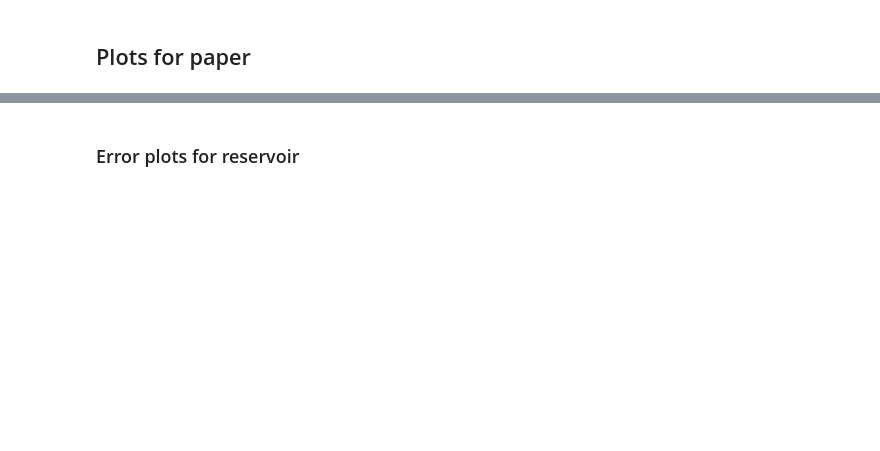
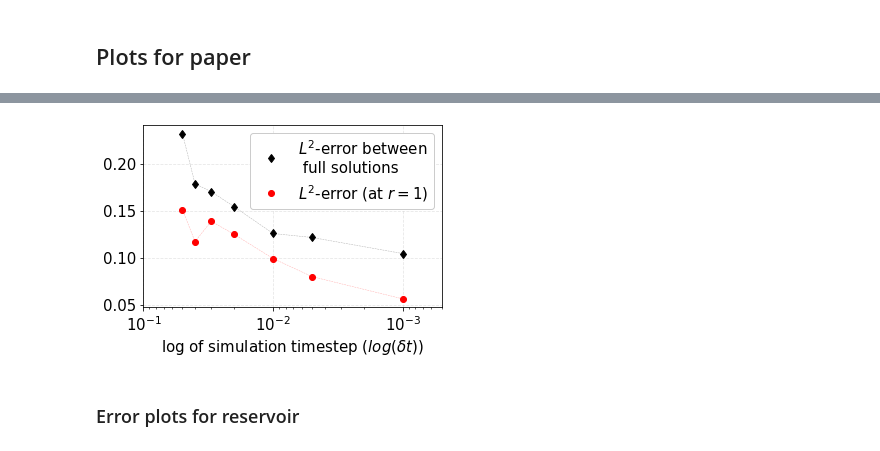
Before and after one commit to maojrs/deepRD, a Jupyter notebook: notebooks/openSystems/plotSmoluchowski.ipynb, the cells around one changed output, grey strips where cells are left out. Saved outputs shown, nothing was run; the diff lists cells and outputs as text; code cells hidden in the pictures; blank space fills up the shorter version.

```diff
--- a/notebooks/openSystems/plotSmoluchowski.ipynb
+++ b/notebooks/openSystems/plotSmoluchowski.ipynb
@@ -105,7 +107,7 @@ plt.tight_layout()
 ## Plots for paper
 # %%
 # Calculate average concentration
-nSimsList = [100,500,1000]
+nSimsList = [50,500,5000]
 concentrationHistograms=[None]*len(nSimsList)
 stdDevs = [None]*len(nSimsList)
 for k, nsims in enumerate(nSimsList):
@@ -183,6 +197,6 @@ numSimulations = 440
 # %%
 # Choose histogram Calculate values of middle points of histogram
-nbins = 40
+nbins = 30
 hist, bins = np.histogram(distancesArraysList[0][0], bins=nbins, range=(sigma,R))
 rvals = np.zeros(len(bins)-1)
 rvolumes = np.zeros(len(bins)-1)
@@ -190,4 +204,9 @@ binsize = bins[1]-bins[0]
 for i in range(len(bins)-1):
     rvals[i] = (bins[i+1] + bins[i])/2.0
     rvolumes[i] = 4*np.pi*(bins[i+1]**3 - bins[i]**3)/3.0 # Approx alternative: 4*np.pi* rvals[i]**2*(bins[i+1]-bins[i])
+
+#Analytical solution
+kS = 4*np.pi*sigma*D
+analyticCKRinf = cR*(1 - kappa*sigma/(kS + kappa)*(1/rvals))
+analyticCK = cR*(1 - kappa*sigma/(kS + kappa*(1-sigma/R))*(1.0/rvals - 1.0/R))
 # %%
@@ -232,3 +238,53 @@ ax.grid(linestyle = '--',alpha=0.3)
+# %%
+# Extract and plot last values at partially absorbing boundary
+#analyticVal = analyticCK[0]
+#analyticVal = (analyticCK[0]+analyticCK[1]+analyticCK[2])
+errorList = [None]*len(simIDs)
+errorListBC = [None]*len(simIDs)
+numpointsBC = 2
+#errorList2 = [None]*len(simIDs)
+#stdDevListMinus = [None]*len(simIDs)
+#stdDevListPlus = [None]*len(simIDs)
+for k, ID in enumerate(simIDs):
+#    #numericalVal = concentrationHistograms[k][0]
+#    #numericalVal = (concentrationHistograms[k][0] + concentrationHistograms[k][1]+ concentrationHistograms[k][2])/3.0
+#    #errorList[k] = np.abs(numericalVal - analyticVal)
+     #errorList[k]=wasserstein_distance(analyticCK,concentrationHistograms[k])
+     errorList[k]=np.linalg.norm(analyticCK-concentrationHistograms[k])
+     errorListBC[k] = np.linalg.norm(concentrationHistograms[k][0:numpointsBC] - analyticCK[0:numpointsBC])
+
+
+
+fig, ax = plt.subplots(1,1, figsize=(5,3.5))
+#ax.plot(dtList[0:numdts],dtList[0:numdts], 'k--')
+#ax.plot(dtList[0:numdts], meanErrors[0:numdts], 'k--', alpha = 0.3, lw=0.5)
+#ax.errorbar(dtList[0:numdts], meanErrors[0:numdts], yerr=errorsStdDevs[0:numdts], fmt ='kd', label="First order")
+#ax.plot(dtList[numdts:], meanErrors[numdts:], 'k--', alpha = 0.3, lw=0.5)
+#ax.errorbar(dtList[numdts:], meanErrors[numdts:], yerr=errorsStdDevs[numdts:], fmt ='rx', label="Second order")
+
+ax.plot(dtList[0:numdts], errorList[0:numdts], 'k--', alpha = 0.3, lw=0.5)
+ax.plot(dtList[0:numdts], errorList[0:numdts], 'kd', label=r'$L^2$-error between'+ '\n full solutions') #label="First order")
+
+ax.plot(dtList[0:numdts], errorListBC[0:numdts], 'r--', alpha = 0.3, lw=0.5)
+ax.plot(dtList[0:numdts], errorListBC[0:numdts], 'ro', label=r'$L^2$-error (at $r=1$)') #label="First order")
+
+#ax.plot(dtList[0:numdts], errorList2[0:numdts], 'r--', alpha = 0.3, lw=0.5)
+#ax.plot(dtList[0:numdts], errorList2[0:numdts], 'rx', label=r'Wasserstein distance') #label="First order")
+#ax.plot(dtList[numdts:], errorList[numdts:], 'kx',label="Second order")
+ax.set_xlabel(r'log of simulation timestep ($log(\delta t)$)',fontsize=fsize)
+ax.set_xscale('log')
+ax.set_xlim([0.1,0.0005])
+#ax.set_yscale('log')
+#ax.set_xlim([0.055,-0.003])
+#ax.set_ylim([0.1,0.25])
+ax.tick_params(axis='x', labelsize=fsize)
+ax.tick_params(axis='y', labelsize=fsize)
+ax.legend(framealpha=1.0, fontsize=fsize)
+ax.grid(linestyle = '--',alpha=0.3)
+plt.tight_layout()
+plt.savefig('Error_partially_absorbingBC_timestep.pdf')
+# %% [output]
+[figure, added]
 # %% [markdown]
 ### Error plots for reservoir
 # %%
```
Also changed, not shown: parts of 17 cells of this notebook.
